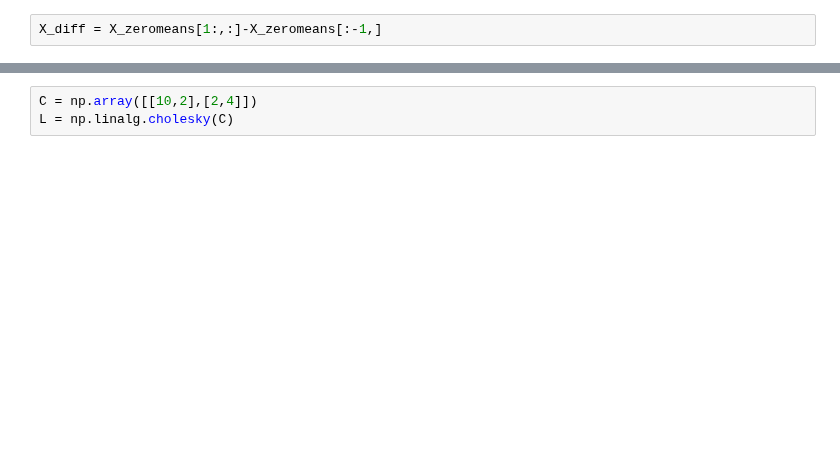
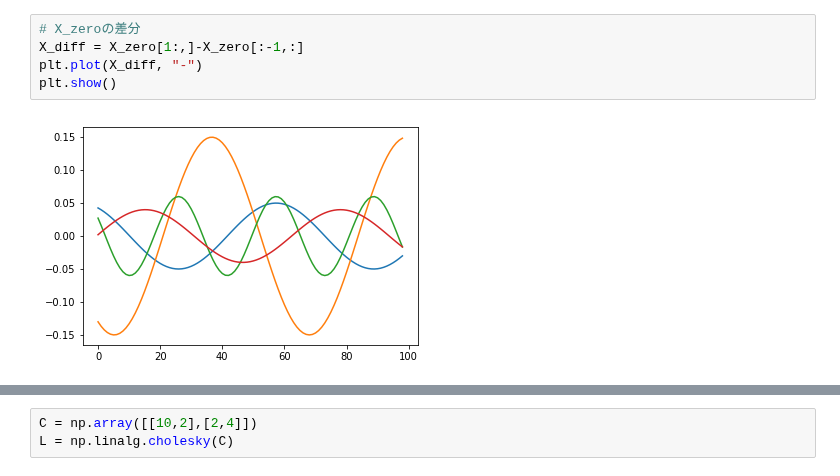
Before and after one commit to tsato-code/python_script, a Jupyter notebook: machinelearning/note_sfa.ipynb, the cells around one changed output, grey strips where cells are left out. Cells and saved outputs as stored; diff of their text form; blank space fills up the shorter version.

```diff
--- a/machinelearning/note_sfa.ipynb
+++ b/machinelearning/note_sfa.ipynb
@@ -24,2 +27,7 @@ plt.show()
-# %%
-X_diff = X_zeromeans[1:,:]-X_zeromeans[:-1,]
+# %%
+# X_zeroの差分
+X_diff = X_zero[1:,]-X_zero[:-1,:]
+plt.plot(X_diff, "-")
+plt.show()
+# %% [output]
+[figure, added]
```
Also changed, not shown: parts of 19 cells of this notebook.
